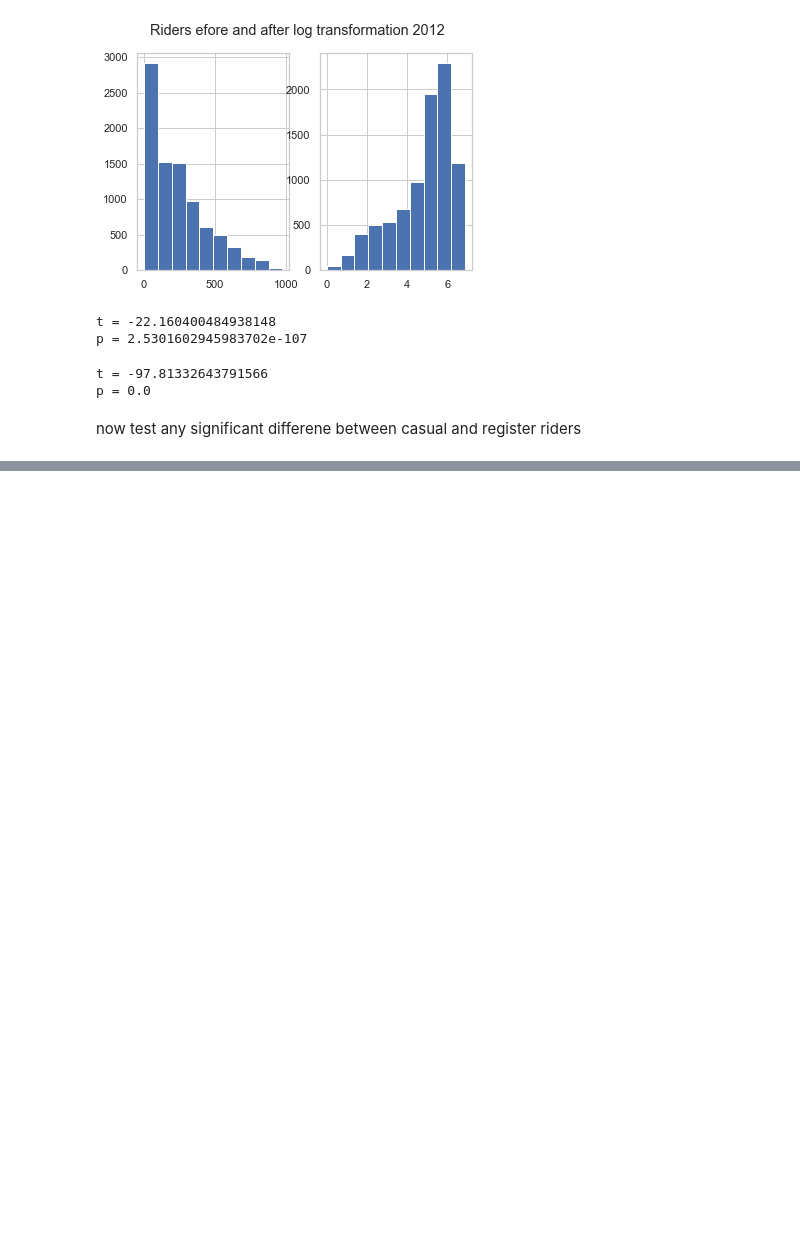
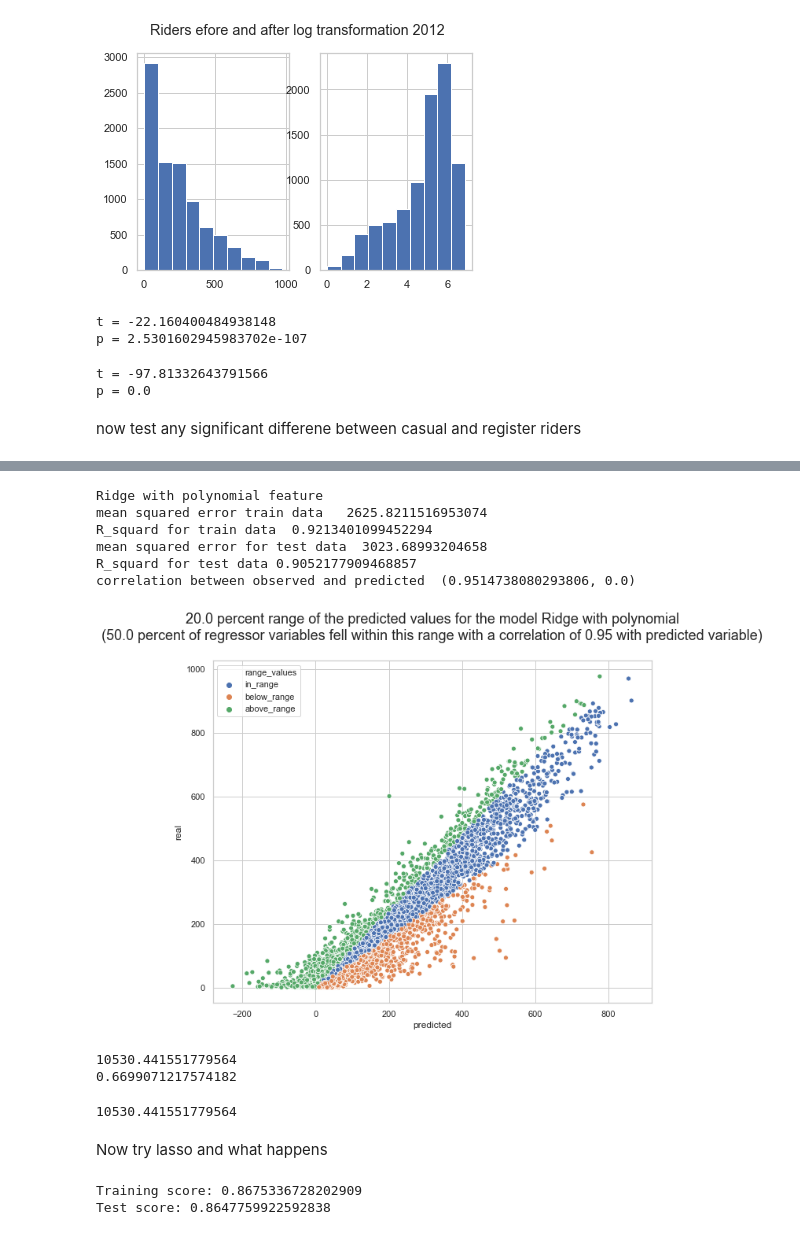
Before and after one commit to mushtaqnow/Capstone-Project-2, a Jupyter notebook: Capstone_2.ipynb, the cells around one changed output, grey strips where cells are left out. Saved outputs shown, nothing was run; the diff lists cells and outputs as text; code cells hidden in the pictures; blank space fills up the shorter version.

```diff
--- a/Capstone_2.ipynb
+++ b/Capstone_2.ipynb
@@ -536,0 +700,13 @@ now test any significant differene between casual and register riders
+# %%
+
+import matplotlib.pyplot as plt
+import numpy as np
+from sklearn import linear_model
+from sklearn.metrics import mean_squared_error, r2_score
+
+lrReg=linear_model.LinearRegression(fit_intercept=False)
+# Train the model using the training sets
+lrReg.fit(X_train,y_train)
+# Make predictions
+y_pred_lr_train=lrReg.predict(X_train)
+y_pred_lr_test = lrReg.predict(X_test)
@@ -536,0 +918,43 @@ now test any significant differene between casual and register riders
+# %%
+# now try ridge with transformed feature with degree 2. We already have that in a few earler cell
+from sklearn.linear_model import Ridge
+polynomial_features= PolynomialFeatures(degree=2)
+X_train_poly = polynomial_features.fit_transform(X_train)
+X_test_poly=polynomial_features.fit_transform(X_test)
+
+rrf=Ridge(alpha=0.01)
+rrf.fit(X_train_poly,y_train)
+
+y_poly_pred_train=rrf.predict(X_train_poly)
+y_poly_pred_test=rrf.predict(X_test_poly)
+r=pearsonr(y_test,y_poly_pred_test)
+
+print ('Ridge with polynomial feature')
+
+print ('mean squared error train data  ', mean_squared_error(y_train, y_poly_pred_train))
+print ("R_squard for train data ", r2_score(y_train, y_poly_pred_train))
+
+print ('mean squared error for test data ', mean_squared_error(y_test, y_poly_pred_test))
+print ("R_squard for test data", r2_score(y_test, y_poly_pred_test))
+print ("correlation between observed and predicted ",r)
+# %% [output]
+Ridge with polynomial feature
+mean squared error train data   2625.8211516953074
+R_squard for train data  0.9213401099452294
+mean squared error for test data  3023.68993204658
+R_squard for test data 0.9052177909468857
+correlation between observed and predicted  (0.9514738080293806, 0.0)
+# %%
+watch_visually(y_test, y_poly_pred_test,20.,'Ridge with polynomial')
+# %% [output]
+[figure, added]
+# %%
+from sklearn.linear_model import Lasso
+#lasso=Lasso(alpha=0.01)
+lasso=Lasso(alpha=0.01)
+lasso=lasso.fit(X_train,y_train)
+print(mean_squared_error(y_test,lasso.predict(X_test)))
+print(r2_score(y_test,lasso.predict(X_test)))
+# %% [output]
+10530.441551779564
+0.6699071217574182
@@ -536,0 +964,23 @@ now test any significant differene between casual and register riders
+# %%
+mean_squared_error(y_test,lasso.predict(X_test))
+# %% [output]
+10530.441551779564
+# %% [markdown]
+Now try lasso and what happens
+# %%
+from sklearn.linear_model import Lasso
+steps = [
+
+    ('poly', PolynomialFeatures(degree=2)),
+    ('model', Lasso(alpha=0.3, fit_intercept=True))
+]
+
+lasso_pipe = Pipeline(steps)
+
+lasso_pipe.fit(X_train, y_train)
+
+print('Training score: {}'.format(lasso_pipe.score(X_train, y_train)))
+print('Test score: {}'.format(lasso_pipe.score(X_test, y_test)))
+# %% [output]
+Training score: 0.8675336728202909
+Test score: 0.8647759922592838
```
Also changed, not shown: parts of 110 cells of this notebook.
